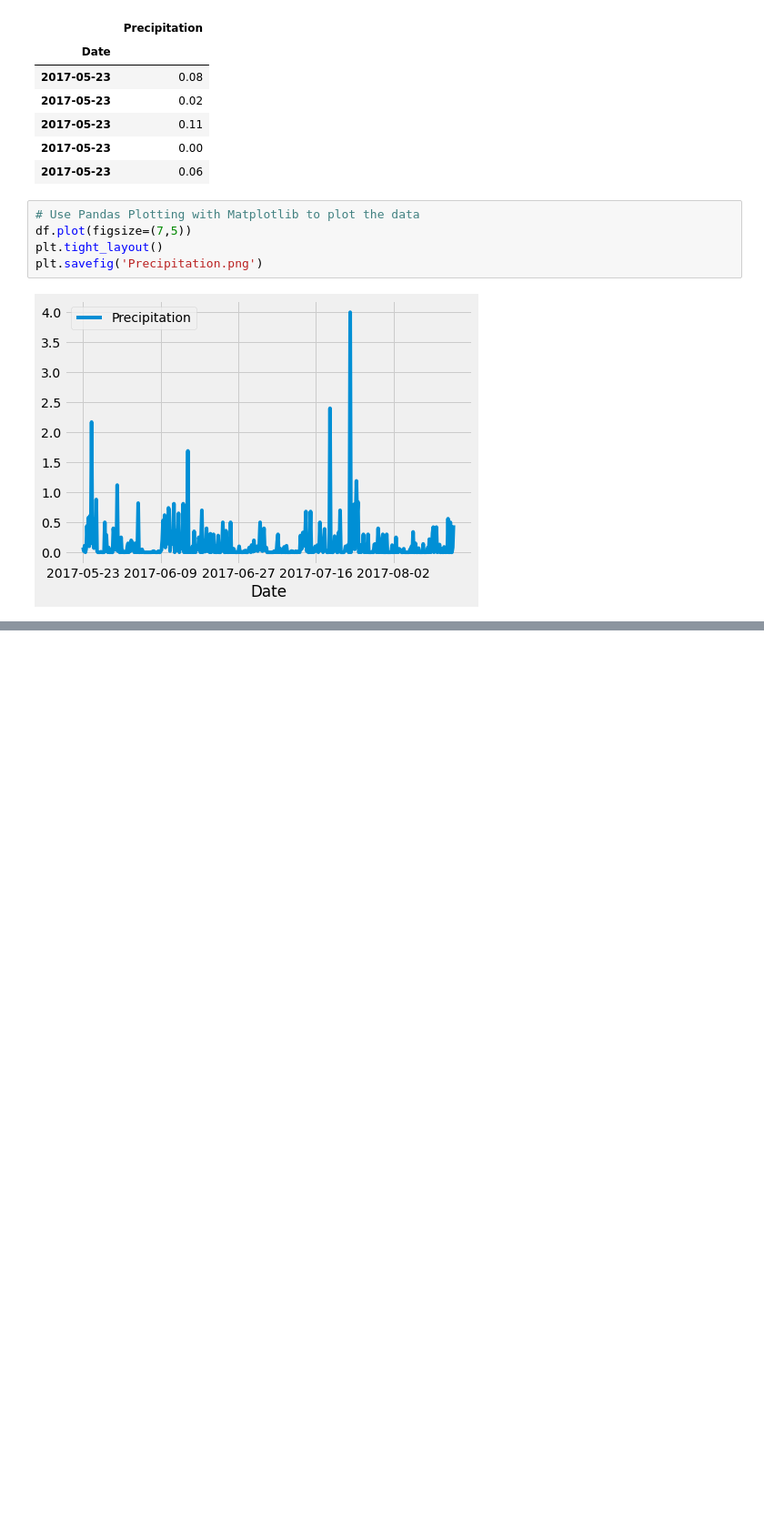
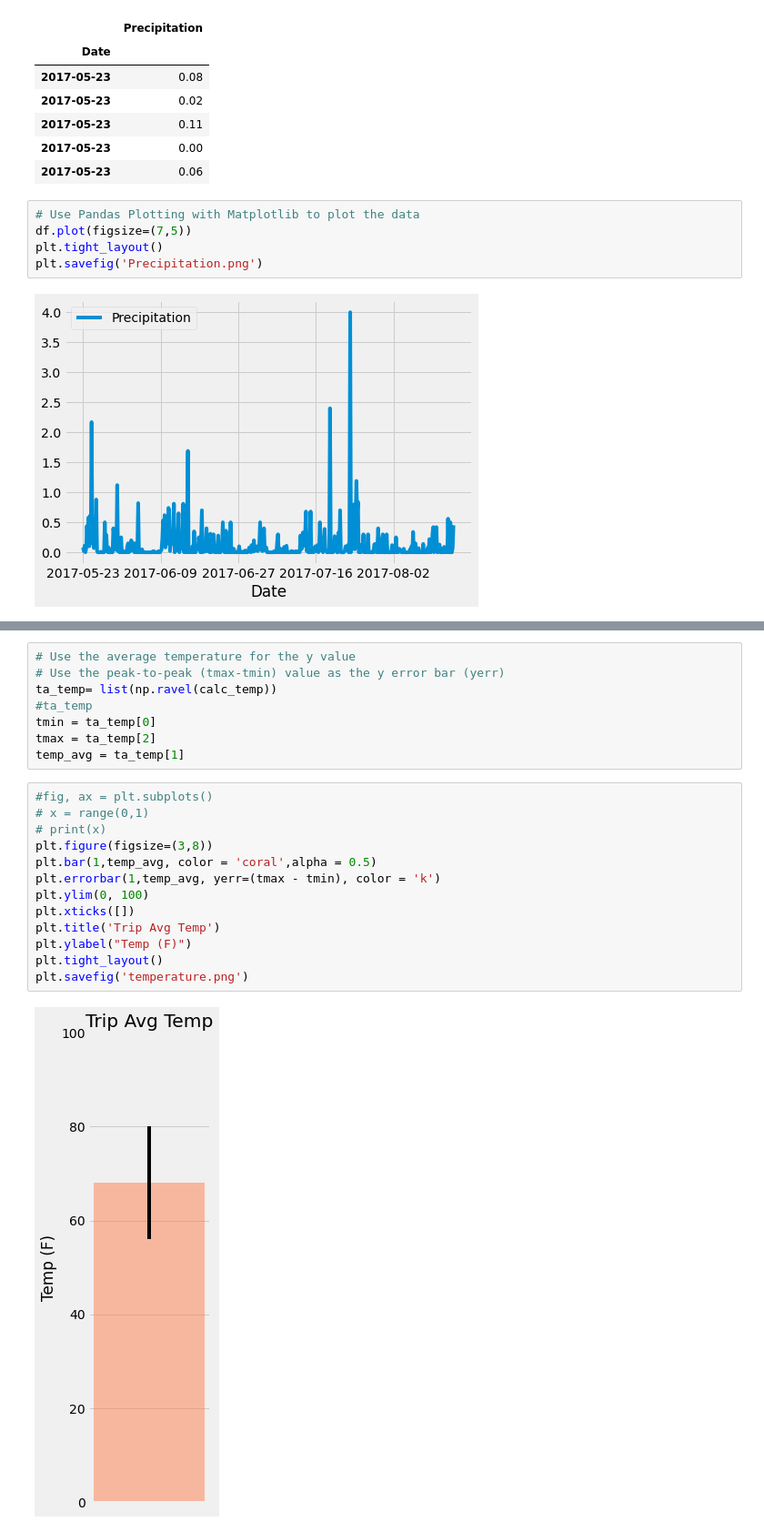
Before and after one commit to longhorn2000/sqlalchemy-challenge, a Jupyter notebook: Surf_Up.ipynb, the cells around one changed output, grey strips where cells are left out. Shown at 91% size. Cells and saved outputs as stored; diff of their text form; blank space fills up the shorter version.

```diff
--- a/Surf_Up.ipynb
+++ b/Surf_Up.ipynb
@@ -131,0 +240,23 @@ plt.savefig('Precipitation.png')
+# %%
+# Use the average temperature for the y value
+# Use the peak-to-peak (tmax-tmin) value as the y error bar (yerr)
+ta_temp= list(np.ravel(calc_temp))
+#ta_temp
+tmin = ta_temp[0]
+tmax = ta_temp[2]
+temp_avg = ta_temp[1]
+# %%
+#fig, ax = plt.subplots()
+# x = range(0,1)
+# print(x)
+plt.figure(figsize=(3,8))
+plt.bar(1,temp_avg, color = 'coral',alpha = 0.5)
+plt.errorbar(1,temp_avg, yerr=(tmax - tmin), color = 'k')
+plt.ylim(0, 100)
+plt.xticks([])
+plt.title('Trip Avg Temp')
+plt.ylabel("Temp (F)")
+plt.tight_layout()
+plt.savefig('temperature.png')
+# %% [output]
+[figure, added]
```
Also changed, not shown: parts of 10 cells of this notebook.
